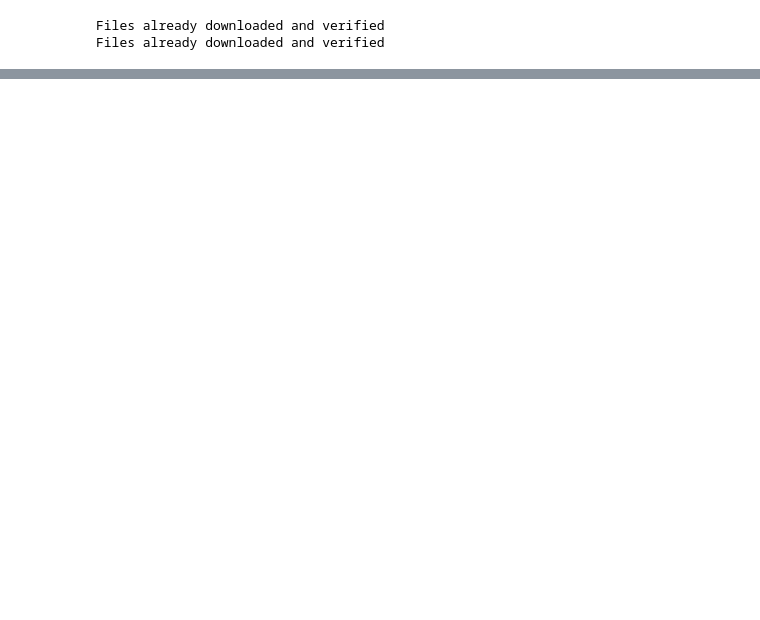
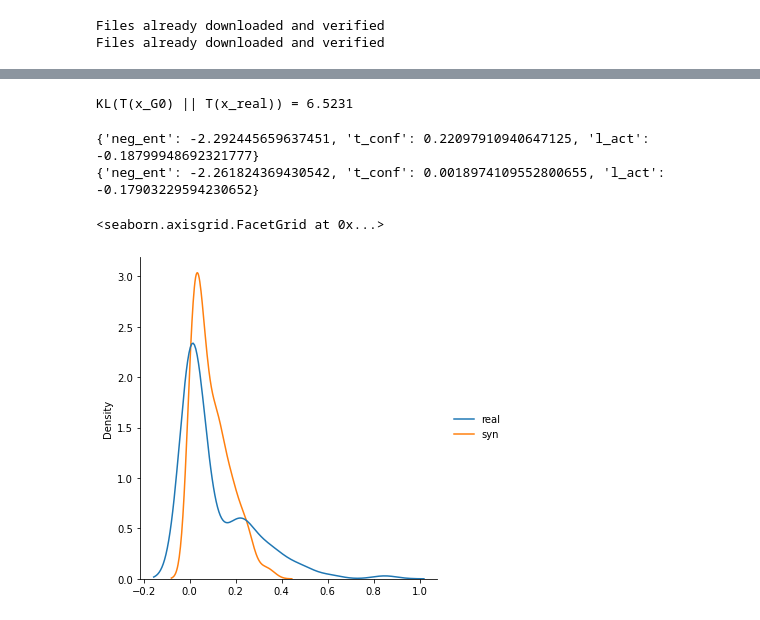
Before and after one commit to ljrprocc/DataFree, a Jupyter notebook: notebooks/Distribution_analysis.ipynb, the cells around one changed output, grey strips where cells are left out. Cells and saved outputs as stored; diff of their text form; code cells hidden in the pictures; blank space fills up the shorter version.

```diff
--- a/notebooks/Distribution_analysis.ipynb
+++ b/notebooks/Distribution_analysis.ipynb
@@ -66,0 +128,7 @@ for idx in random_idx:
+# %%
+G = datafree.models.generator.DCGAN_Generator_CIFAR10(nz=512, ngf=64, img_size=32, d=2, nc=3)
+G = prepare_model(G)
+ckpt_path = '/data/lijingru/DataFree/checkpoints/datafree-probkd/cifar10-resnet34-resnet18--probkd_L2_reinter.pth'
+ckpt = torch.load(ckpt_path, map_location='cuda:{}'.format(gpu))
+G.load_state_dict(ckpt['G_0'])
+G.eval()
@@ -66,0 +153,29 @@ for idx in random_idx:
+# %%
+import torch.nn.functional as F
+z = torch.randn(256, 512).to(gpu)
+xs = G(z, l=0)
+x_out, x_feat_inter = teacher(normalizer(xs), return_features=True)
+# l1_div = F.l1_loss(x_out.detach().cpu(), torch.FloatTensor(outputs), reduction='none').sum(1).mean(0)
+kl_div1 = F.kl_div(torch.log_softmax(x_out.detach().cpu(), 1), torch.softmax(torch.FloatTensor(outputs), 1), reduction='batchmean')
+print('KL(T(x_G0) || T(x_real)) = {:.4f}'.format(kl_div1))
+# print('L1(T(x_G0) || T(x_real)) = {:.4f}'.format(l1_div))
+# %% [output]
+KL(T(x_G0) || T(x_real)) = 6.5231
+# %%
+loss = get_losses(x_out, x_feat_inter)
+
+print(loss)
+loss = get_losses(torch.FloatTensor(outputs), torch.FloatTensor(x_feats))
+print(loss)
+# %% [output]
+{'neg_ent': -2.292445659637451, 't_conf': 0.22097910940647125, 'l_act': -0.18799948692321777}
+{'neg_ent': -2.261824369430542, 't_conf': 0.0018974109552800655, 'l_act': -0.17903229594230652}
+# %%
+x_feat_inter = x_feat_inter.detach().cpu().numpy()
+import pandas as pd
+c = 15
+a = pd.DataFrame(data={'real': x_feats[:, c], 'syn':x_feat_inter[:, c]})
+sns.displot(a, kind='kde')
+# %% [output]
+<seaborn.axisgrid.FacetGrid at 0x...>
+[figure, added]
```
Also changed, not shown: parts of 24 cells of this notebook, 7 other files.
